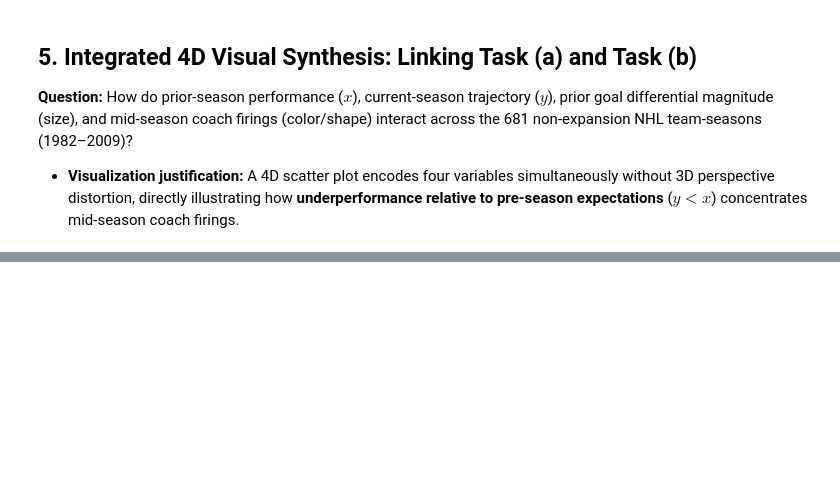
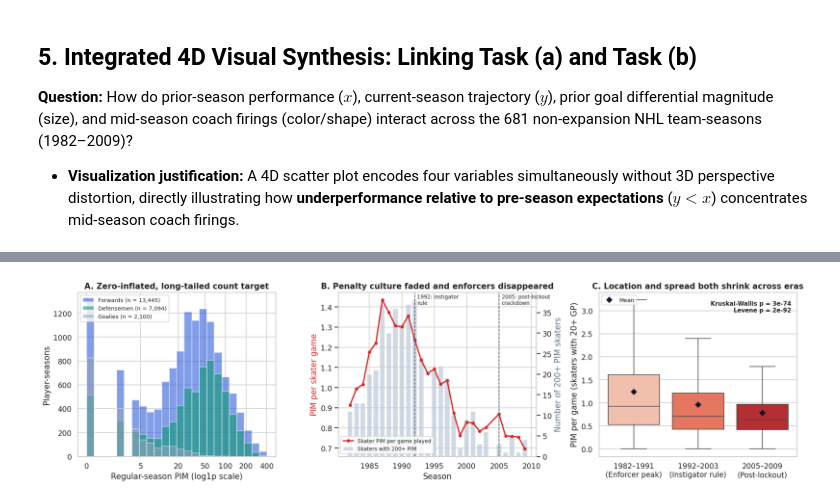
Before and after one commit to LuisBento2005/AC_DataMining, a Jupyter notebook: notebooks/01_eda.ipynb, the cells around one changed output, grey strips where cells are left out. Saved outputs shown, nothing was run; the diff lists cells and outputs as text; code cells hidden in the pictures; blank space fills up the shorter version.

Commit message:
Added task c)

```diff
--- a/notebooks/01_eda.ipynb
+++ b/notebooks/01_eda.ipynb
@@ -487,0 +554,48 @@ plt.show()
+# %%
+# Plot 7: Task (c) target shape, league-wide penalty decline and era distributions
+fig, ax = plt.subplots(1, 3, figsize=(16.5, 4.6))
+
+bins = np.arange(0, 6.25, 0.25)
+for grp, col, lbl in [("F", "#1d4ed8", "Forwards"), ("D", "#059669", "Defensemen"), ("G", "#94a3b8", "Goalies")]:
+    vals = pim.loc[pim["pos_group"] == grp, "pim"]
+    ax[0].hist(np.log1p(vals), bins=bins, alpha=0.55, color=col, label=f"{lbl} (n = {len(vals):,})")
+tick_vals = [0, 5, 20, 50, 100, 200, 400]
+ax[0].set_xticks(np.log1p(tick_vals)); ax[0].set_xticklabels(tick_vals)
+ax[0].set_xlabel("Regular-season PIM (log1p scale)")
+ax[0].set_ylabel("Player-seasons")
+ax[0].set_title("A. Zero-inflated, long-tailed count target", fontweight="bold")
+ax[0].legend(fontsize=8.5)
+
+league = sk.groupby("year").agg(pim_sum=("pim", "sum"), gp_sum=("gp", "sum"), n200=("pim", lambda s: (s >= 200).sum()))
+league["pim_per_game"] = league["pim_sum"] / league["gp_sum"]
+ax1_r = ax[1].twinx()
+ax1_r.bar(league.index, league["n200"], color="#cbd5e1", alpha=0.9, label="Skaters with 200+ PIM")
+ax[1].plot(league.index, league["pim_per_game"], "o-", color="#dc2626", lw=2, ms=4, label="Skater PIM per game played")
+ax[1].set_zorder(ax1_r.get_zorder() + 1); ax[1].patch.set_visible(False)
+ax1_r.grid(False)
+for yr, txt in [(1992, "1992: instigator\nrule"), (2005, "2005: post-lockout\ncrackdown")]:
+    ax[1].axvline(yr, color="#475569", ls="--", lw=1.1)
+    ax[1].text(yr + 0.4, league["pim_per_game"].max() * 1.02, txt, fontsize=8, va="top")
+ax[1].set_xlabel("Season")
+ax[1].set_ylabel("PIM per skater game", color="#dc2626")
+ax1_r.set_ylabel("Number of 200+ PIM skaters", color="#64748b")
+h1, l1 = ax[1].get_legend_handles_labels(); h2, l2 = ax1_r.get_legend_handles_labels()
+ax[1].legend(h1 + h2, l1 + l2, loc="lower left", fontsize=8)
+ax[1].set_title("B. Penalty culture faded and enforcers disappeared", fontweight="bold")
+
+sns.boxplot(data=sk[sk["gp"] >= 20], x="pim_era", y="pim_pg", hue="pim_era", legend=False,
+            showfliers=False, palette="Reds", ax=ax[2])
+means = sk[sk["gp"] >= 20].groupby("pim_era", observed=True)["pim_pg"].mean()
+ax[2].plot(range(len(means)), means.values, "D", color="#0f172a", ms=6, label="Mean")
+ax[2].annotate(f"Kruskal-Wallis p = {kw_c_p:.0e}\nLevene p = {lev_c_p:.0e}", xy=(0.97, 0.95),
+               xycoords="axes fraction", ha="right", va="top", fontsize=9, fontweight="bold")
+ax[2].set_xlabel("")
+ax[2].set_ylabel("PIM per game (skaters with 20+ GP)")
+ax[2].set_title("C. Location and spread both shrink across eras", fontweight="bold")
+ax[2].legend(loc="upper left", fontsize=8.5)
+
+plt.tight_layout()
+plt.savefig(f"{FIG_DIR}/du15_task_c_target_eras.png")
+plt.show()
+# %% [output]
+[figure, added]
```
Also changed, not shown: parts of 13 cells of this notebook, 8 other files.
